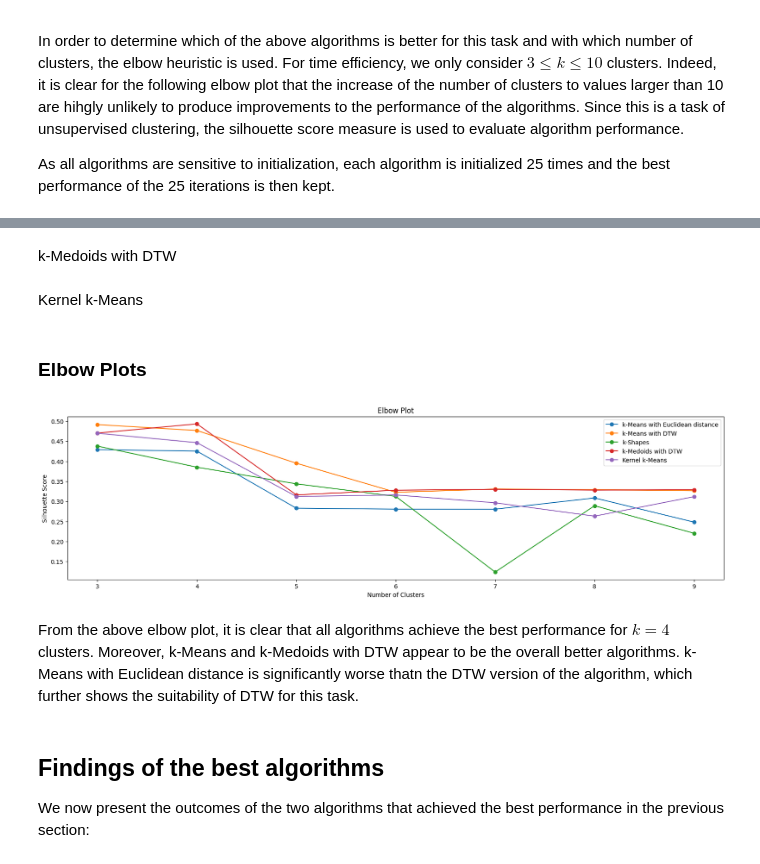
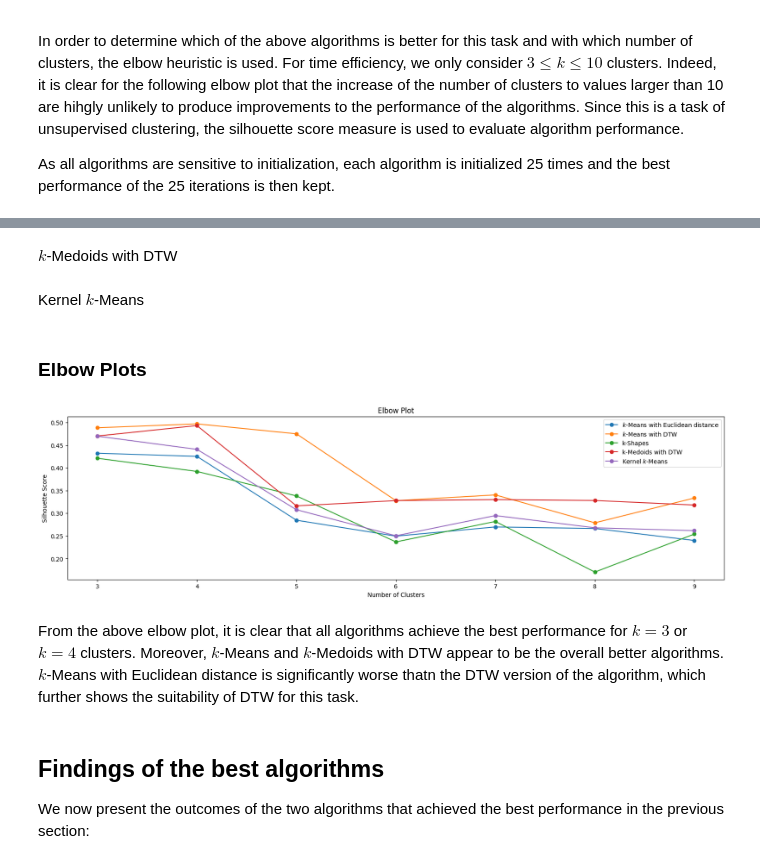
Before and after one commit to GeorgeKontos14/HPB-Economy, a Jupyter notebook: partitional_clustering.ipynb, the cells around one changed output, grey strips where cells are left out. Cells and saved outputs as stored; diff of their text form; code cells hidden in the pictures.

```diff
--- a/partitional_clustering.ipynb
+++ b/partitional_clustering.ipynb
@@ -72,5 +75,5 @@ In order to determine which of the above algorithms is better for this task and
 As all algorithms are sensitive to initialization, each algorithm is initialized 25 times and the best performance of the 25 iterations is then kept.
 # %%
 k_arr = np.arange(3, 10)
-n_init=25
+n_init=100
 # %% [markdown]
@@ -95,14 +98,14 @@ for k in k_arr:
     y, _ = TimeSeriesPartitions.kshape(scaled_df, k, n_init)
     scores_kshape.append(silhouette_score(scaled_df, y))
 # %% [markdown]
-k-Medoids with DTW
+$k$-Medoids with DTW
 # %%
 scores_med_dba = []
 for k in k_arr:
     y, _ = TimeSeriesPartitions.kmedoids_dtw(scaled_df, k, n_init)
     scores_med_dba.append(silhouette_score(scaled_df, y))
 # %% [markdown]
-Kernel k-Means
+Kernel $k$-Means
 # %%
 scores_kernel = []
 for k in k_arr:
@@ -113,19 +116,19 @@ for k in k_arr:
 # %%
 plt.figure(figsize=(20,5))
 plt.title('Elbow Plot')
-plt.plot(k_arr, scores_km_e, marker='o', linestyle='-', label='k-Means with Euclidean distance')
-plt.plot(k_arr, scores_km_dba, marker='o', linestyle='-', label='k-Means with DTW')
+plt.plot(k_arr, scores_km_e, marker='o', linestyle='-', label='$k$-Means with Euclidean distance')
+plt.plot(k_arr, scores_km_dba, marker='o', linestyle='-', label='$k$-Means with DTW')
 plt.plot(k_arr, scores_kshape, marker='o', linestyle='-', label='k-Shapes')
 plt.plot(k_arr, scores_med_dba, marker='o', linestyle='-', label='k-Medoids with DTW')
-plt.plot(k_arr, scores_kernel, marker='o', linestyle='-', label='Kernel k-Means')
+plt.plot(k_arr, scores_kernel, marker='o', linestyle='-', label='Kernel $k$-Means')
 plt.xlabel('Number of Clusters')
 plt.ylabel('Silhouette Score')
 plt.legend()
 plt.show()
 # %% [output]
-[figure, old version]
+[figure, new version]
 # %% [markdown]
-From the above elbow plot, it is clear that all algorithms achieve the best performance for $k=4$ clusters. Moreover, k-Means and k-Medoids with DTW appear to be the overall better algorithms. k-Means with Euclidean distance is significantly worse thatn the DTW version of the algorithm, which further shows the suitability of DTW for this task.
+From the above elbow plot, it is clear that all algorithms achieve the best performance for $k=3$ or $k=4$ clusters. Moreover, $k$-Means and $k$-Medoids with DTW appear to be the overall better algorithms. $k$-Means with Euclidean distance is significantly worse thatn the DTW version of the algorithm, which further shows the suitability of DTW for this task.
 # %% [markdown]
 ## Findings of the best algorithms
 
```
Also changed, not shown: parts of 12 cells of this notebook, 19 other files.
